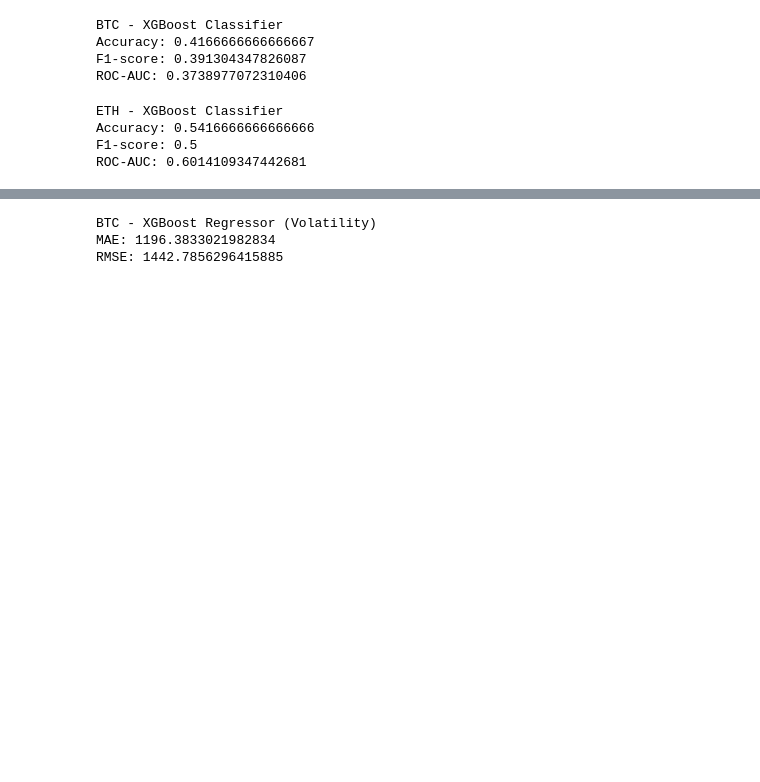
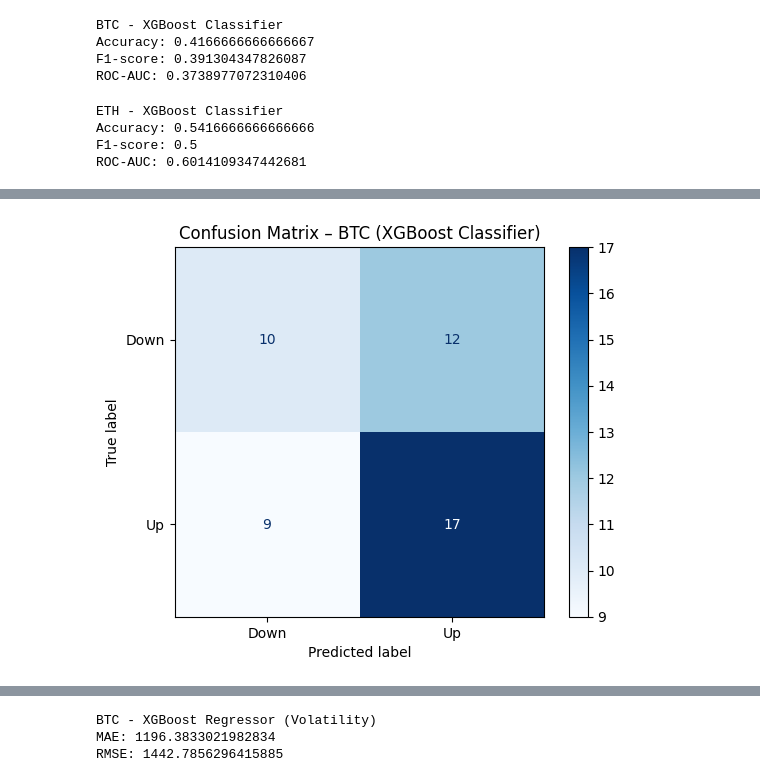
Before and after one commit to yajutsai/766---FinalProject, a Jupyter notebook: train_model.ipynb, the cells around one changed output, grey strips where cells are left out. Cells and saved outputs as stored; diff of their text form; code cells hidden in the pictures; blank space fills up the shorter version.

Commit message:
flip auc & Confusion Matrix

```diff
--- a/train_model.ipynb
+++ b/train_model.ipynb
@@ -344,0 +446,20 @@ ROC-AUC: 0.6014109347442681
+# %%
+from sklearn.metrics import confusion_matrix, ConfusionMatrixDisplay
+import matplotlib.pyplot as plt
+
+# BTC true label and predicted label (from btc_test)
+y_true_btc = btc_test["direction_label"]
+X_btc_test = btc_test[feature_cols]
+y_pred_btc = xgb_clf_btc.predict(X_btc_test)
+
+cm_btc = confusion_matrix(y_true_btc, y_pred_btc)
+
+disp_btc = ConfusionMatrixDisplay(
+    confusion_matrix=cm_btc,
+    display_labels=["Down", "Up"]
+)
+disp_btc.plot(cmap="Blues", values_format="d")
+plt.title("Confusion Matrix – BTC (XGBoost Classifier)")
+plt.show()
+# %% [output]
+[figure, added]
```
Also changed, not shown: parts of 19 cells of this notebook, 6 other files.
